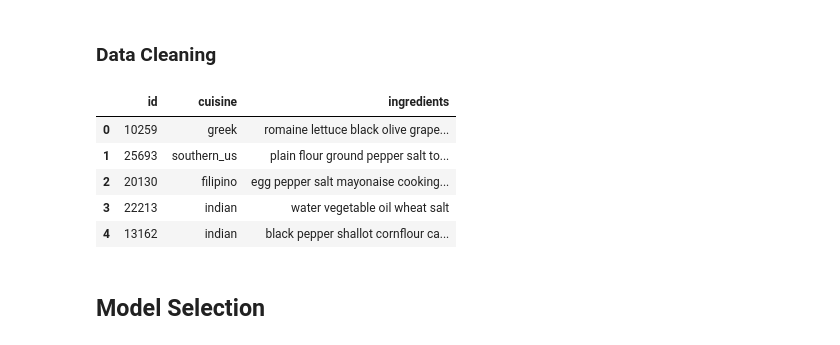
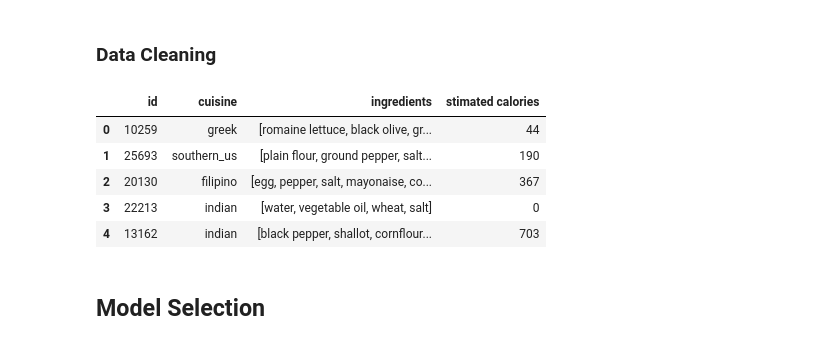
Before and after one commit to Saregom/ProjectDataScience, a Jupyter notebook: src/project_notebook.ipynb, the cells around one changed output. Saved outputs shown, nothing was run; the diff lists cells and outputs as text; code cells hidden in the pictures.

```diff
--- a/src/project_notebook.ipynb
+++ b/src/project_notebook.ipynb
@@ -118,23 +171,30 @@ def cleaning(list: List) -> str:
         list[i] = re.sub(r"\s\s+", ' ', list[i]) # Removing double or more blank spaces or more
         list[i] = list[i].strip() # Removing blank spaces at start or end
 
-    return ' '.join(list)
+    return list
 
-# df = train_df.copy()
-# df2 = df.explode('ingredients')
-
-train_df['ingredients'] = train_df['ingredients'].apply(cleaning)
-
-# df2['ingredients'].drop_duplicates().to_csv('all_ingr_rem3.csv')
+cleaned_train_df = train_df.copy()
+cleaned_train_df['ingredients'] = cleaned_train_df['ingredients'].apply(cleaning)
+# %%
+ingredients_set = set(scrapping_df['ingredient'])
+
+def merge(list):
+    sum = 0
+    for ingredient in list:
+        if ingredient in ingredients_set:
+            sum += scrapping_df.loc[scrapping_df['ingredient'] == ingredient, 'calories'].iloc[0]
+    return sum
+
+cleaned_train_df['stimated calories'] = cleaned_train_df['ingredients'].apply(merge)
 # %%
-train_df.head()
+cleaned_train_df.head()
 # %% [output]
-|  | id | cuisine | ingredients |
-| 0 | 10259 | greek | romaine lettuce black olive grape... |
-| 1 | 25693 | southern_us | plain flour ground pepper salt to... |
-| 2 | 20130 | filipino | egg pepper salt mayonaise cooking... |
-| 3 | 22213 | indian | water vegetable oil wheat salt |
-| 4 | 13162 | indian | black pepper shallot cornflour ca... |
+|  | id | cuisine | ingredients | stimated calories |
+| 0 | 10259 | greek | [romaine lettuce, black olive, gr... | 44 |
+| 1 | 25693 | southern_us | [plain flour, ground pepper, salt... | 190 |
+| 2 | 20130 | filipino | [egg, pepper, salt, mayonaise, co... | 367 |
+| 3 | 22213 | indian | [water, vegetable oil, wheat, salt] | 0 |
+| 4 | 13162 | indian | [black pepper, shallot, cornflour... | 703 |
 # %% [markdown]
 ## Model Selection
 # %% [markdown]
```
Also changed, not shown: parts of 3 cells of this notebook.
